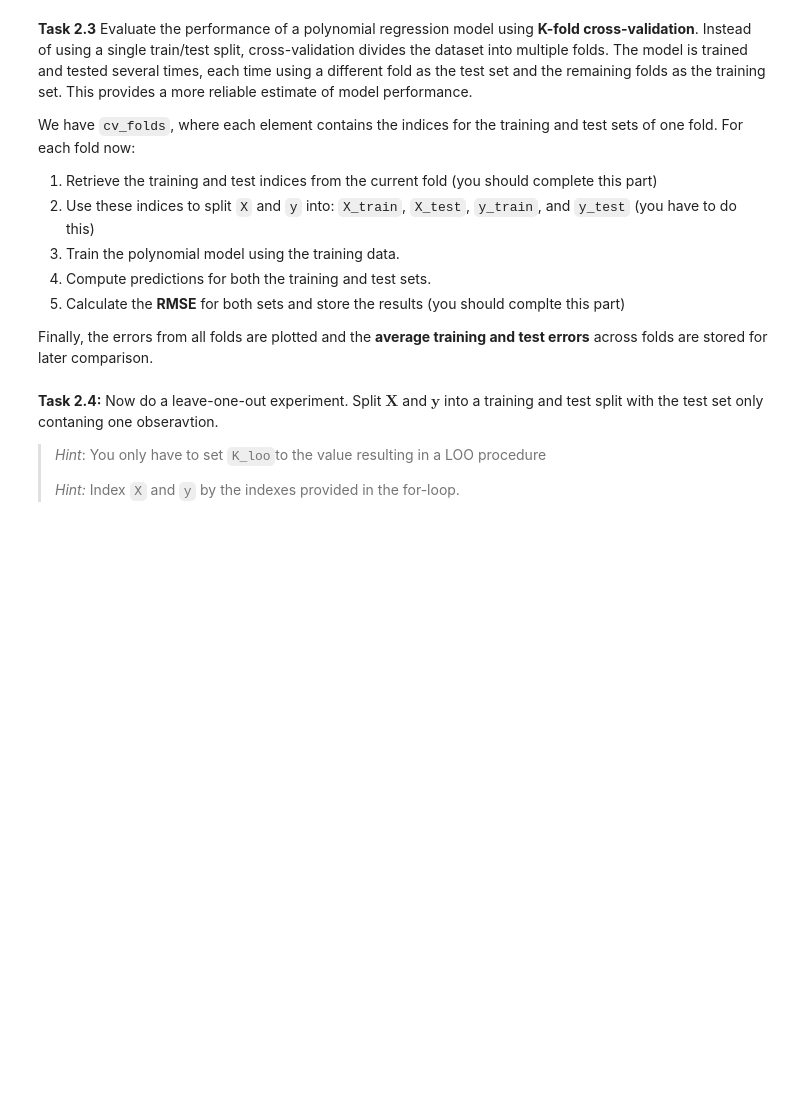
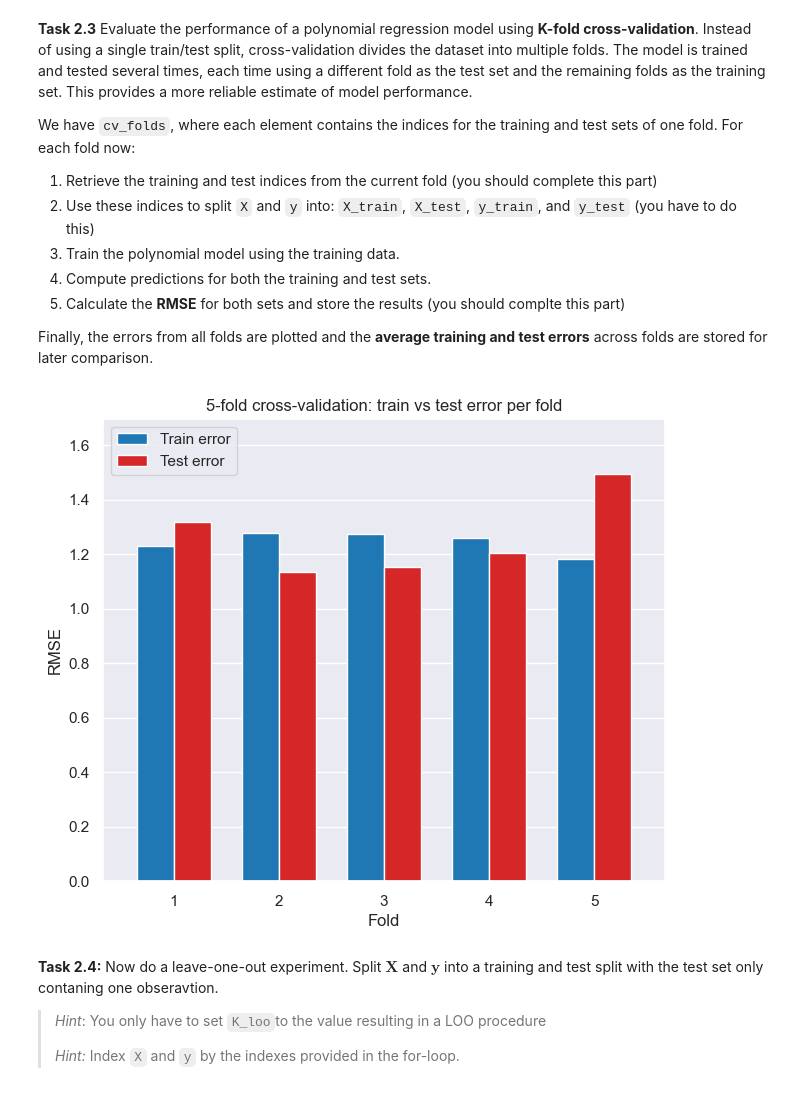
Before and after one commit to MagnusStarkadOttosen/02451_machine_learning, a Jupyter notebook: Week6/exercise6.ipynb, the cells around one changed output. Saved outputs shown, nothing was run; the diff lists cells and outputs as text; code cells hidden in the pictures; blank space fills up the shorter version.

```diff
--- a/Week6/exercise6.ipynb
+++ b/Week6/exercise6.ipynb
@@ -407,35 +470,39 @@ Finally, the errors from all folds are plotted and the **average training and te
 degree = 3
 fold_errors = []
 
 # Loop through the folds
 for fold_k, data_splits in enumerate(cv_folds):
     train_index = data_splits["train_idx"]
     test_index = data_splits["test_idx"]
 
     # 2.3) Split X and y into X_train, X_test, y_train and y_test according to the current fold.
-    # YOUR CODE HERE
-    raise NotImplementedError()
+    ### BEGIN SOLUTION
+    X_train, X_test = X[train_index], X[test_index]
+    y_train, y_test = y[train_index], y[test_index]
+    ### END SOLUTION
 
     # Fit model.
     w_star = fit_pm(X_train, y_train, degree)
 
     # Predict
     y_train_pred = predict_pm(w_star, X_train, degree)
     y_test_pred  = predict_pm(w_star, X_test, degree)
 
     # Compute RMSE for both test and training sets
     train_error = np.sqrt(mean_squared_error(y_train, y_train_pred))
     test_error  = np.sqrt(mean_squared_error(y_test, y_test_pred))
 
     fold_errors.append((train_error, test_error))
 
 # Bar plots for each fold train and test error
 fold_errors = np.array(fold_errors)
 utils.plot_fold_errors(fold_errors)
 plt.title('5-fold cross-validation: train vs test error per fold')
 
 # Save mean errors for later comparison
 errors['5-Fold CV'] = (np.mean(fold_errors[:, 0]), np.mean(fold_errors[:, 1]))
+# %% [output]
+[figure, added]
 # %% [markdown]
 **Task 2.4:** Now do a leave-one-out experiment. Split $\boldsymbol{X}$ and $\boldsymbol{y}$ into a training and test split with the test set only contaning one obseravtion.
 > *Hint*: You only have to set `K_loo`to the value resulting in a LOO procedure
```
Also changed, not shown: parts of 33 cells of this notebook, 5 other files.
